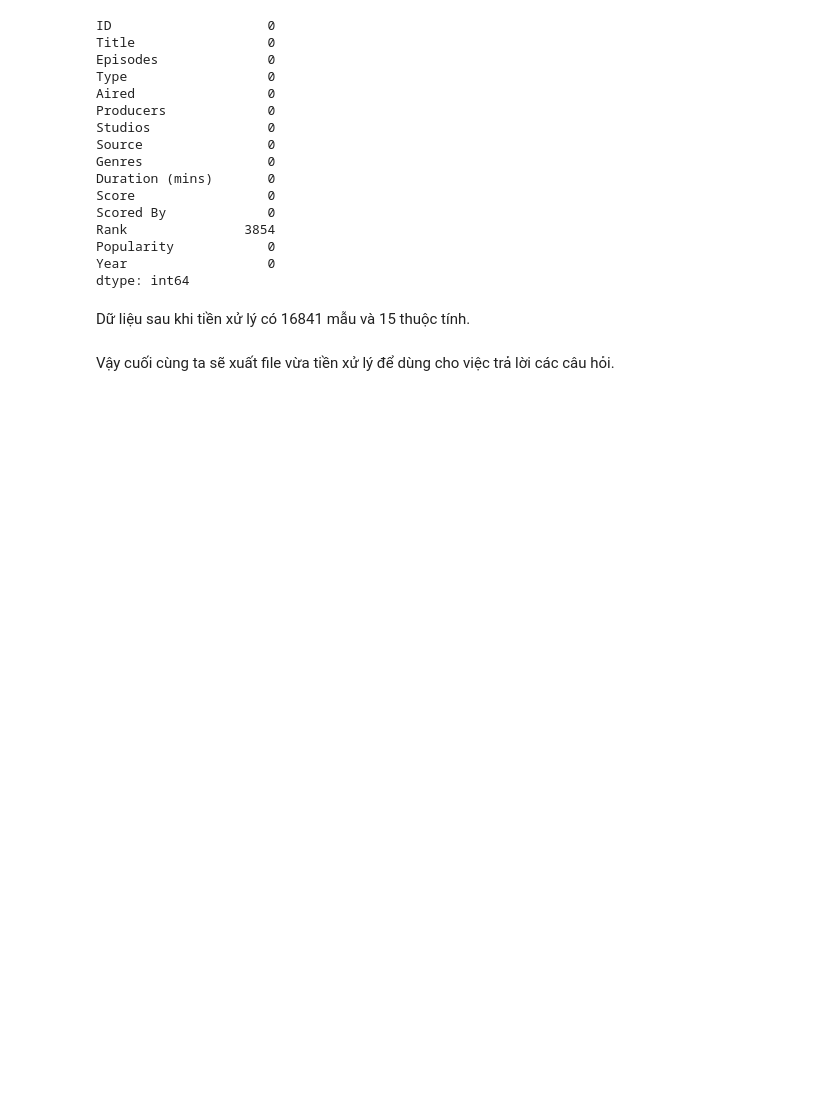
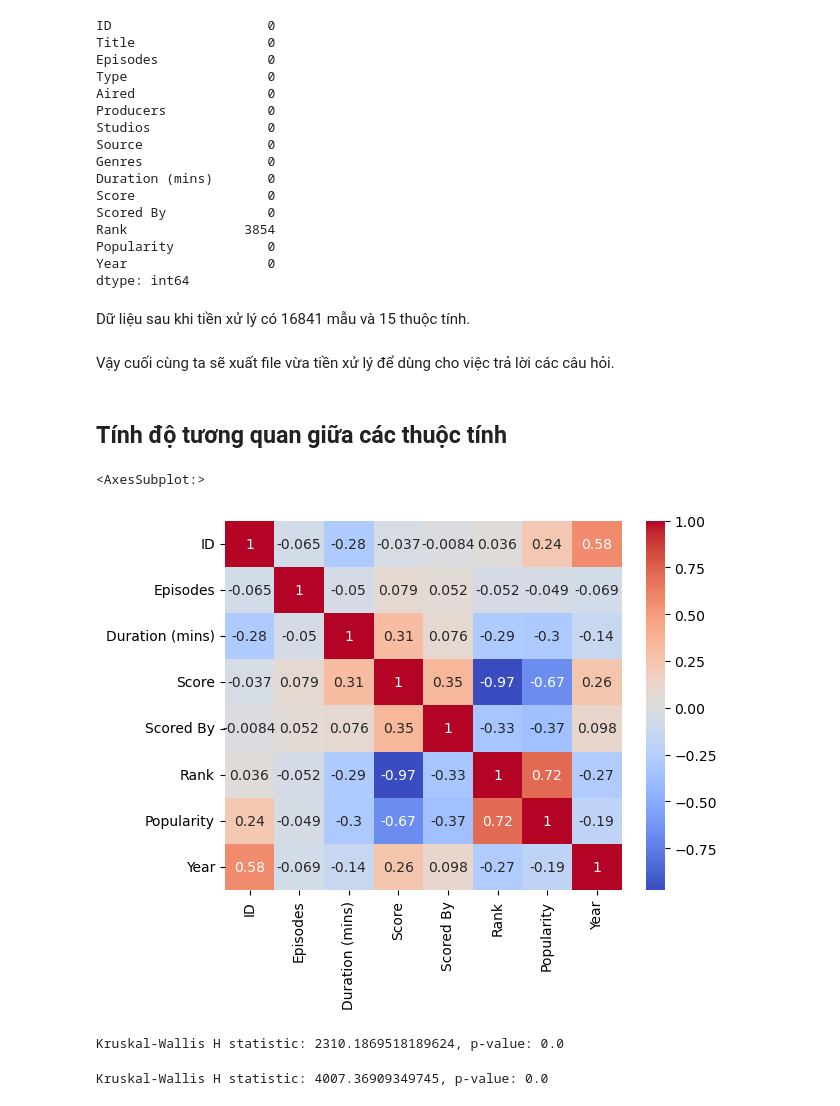
Before and after one commit to V1nk4n/Intro2DS_FinalProject, a Jupyter notebook: data_exploration/data_explorations.ipynb, the cells around one changed output. Cells and saved outputs as stored; diff of their text form; code cells hidden in the pictures; blank space fills up the shorter version.

Commit message:
add reason drop null Year, draw correlation of numeric columns

```diff
--- a/data_exploration/data_explorations.ipynb
+++ b/data_exploration/data_explorations.ipynb
@@ -544,3 +547,24 @@ Dữ liệu sau khi tiền xử lý có 16841 mẫu và 15 thuộc tính.
 Vậy cuối cùng ta sẽ xuất file vừa tiền xử lý để dùng cho việc trả lời các câu hỏi.
 # %%
 anime_df.to_csv('../data/anime_preprocessing.csv', index=False)
+# %% [markdown]
+## Tính độ tương quan giữa các thuộc tính
+# %%
+correlation_matrix = anime_df.corr()
+
+sns.heatmap(correlation_matrix, cmap='coolwarm', annot=True)
+# %% [output]
+<AxesSubplot:>
+[figure, added]
+# %%
+from scipy.stats import kruskal
+stat, p_value = kruskal(*[anime_df['Score'][anime_df['Type'] == cat] for cat in anime_df['Type'].unique()])
+print(f"Kruskal-Wallis H statistic: {stat}, p-value: {p_value}")
+# %% [output]
+Kruskal-Wallis H statistic: 2310.1869518189624, p-value: 0.0
+# %%
+from scipy.stats import kruskal
+stat, p_value = kruskal(*[anime_df['Score'][anime_df['Genres'] == cat] for cat in anime_df['Genres'].unique()])
+print(f"Kruskal-Wallis H statistic: {stat}, p-value: {p_value}")
+# %% [output]
+Kruskal-Wallis H statistic: 4007.36909349745, p-value: 0.0
```
Also changed, not shown: parts of 6 cells of this notebook.
